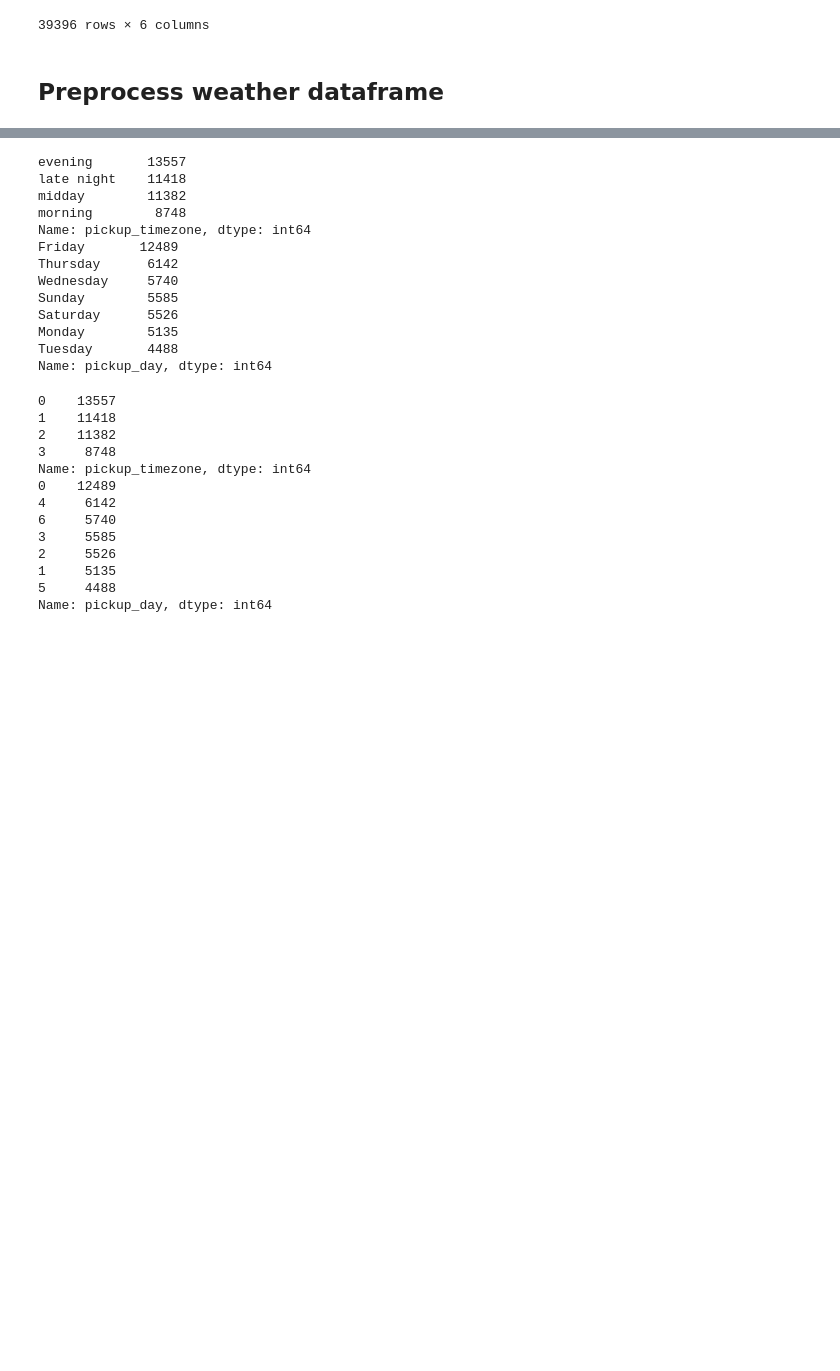
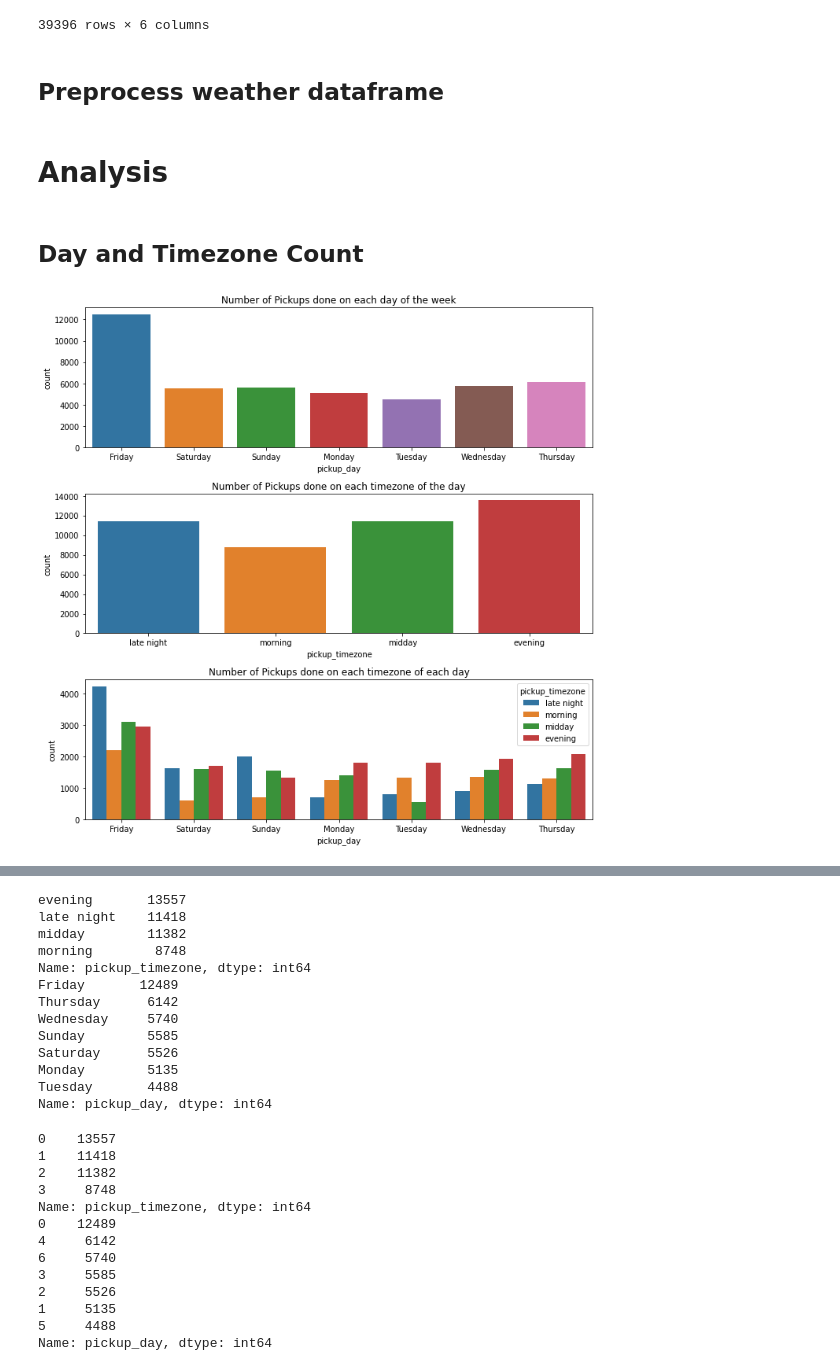
Before and after one commit to Tianyu9748/CS440, a Jupyter notebook: 440_project.ipynb, the cells around one changed output, grey strips where cells are left out. Drawn from its saved outputs; the diff is of its cells as text; code cells hidden in the pictures; blank space fills up the shorter version.

```diff
--- a/440_project.ipynb
+++ b/440_project.ipynb
@@ -250,3 +256,18 @@ tmp = pd.DataFrame([weather.loc[10448]['date'],tempi/count,hum/count,wspdi/count
 processed_weather = pd.concat([processed_weather,tmp])
 # %%
 data = pd.merge(dist, processed_weather,how = 'left', on = ['match'])
+# %% [markdown]
+# Analysis
+# %% [markdown]
+## Day and Timezone Count
+# %%
+figure,ax=plt.subplots(nrows=3,ncols=1,figsize=(10,10))
+sns.countplot(x='pickup_day',data=data,ax=ax[0])
+ax[0].set_title('Number of Pickups done on each day of the week')
+sns.countplot(x='pickup_timezone',data=data,ax=ax[1])
+ax[1].set_title('Number of Pickups done on each timezone of the day')
+sns.countplot(x='pickup_day',hue="pickup_timezone", data=data,ax=ax[2])
+ax[2].set_title('Number of Pickups done on each timezone of each day')
+plt.tight_layout()
+# %% [output]
+[figure, added]
```
Also changed, not shown: parts of 34 cells of this notebook.
